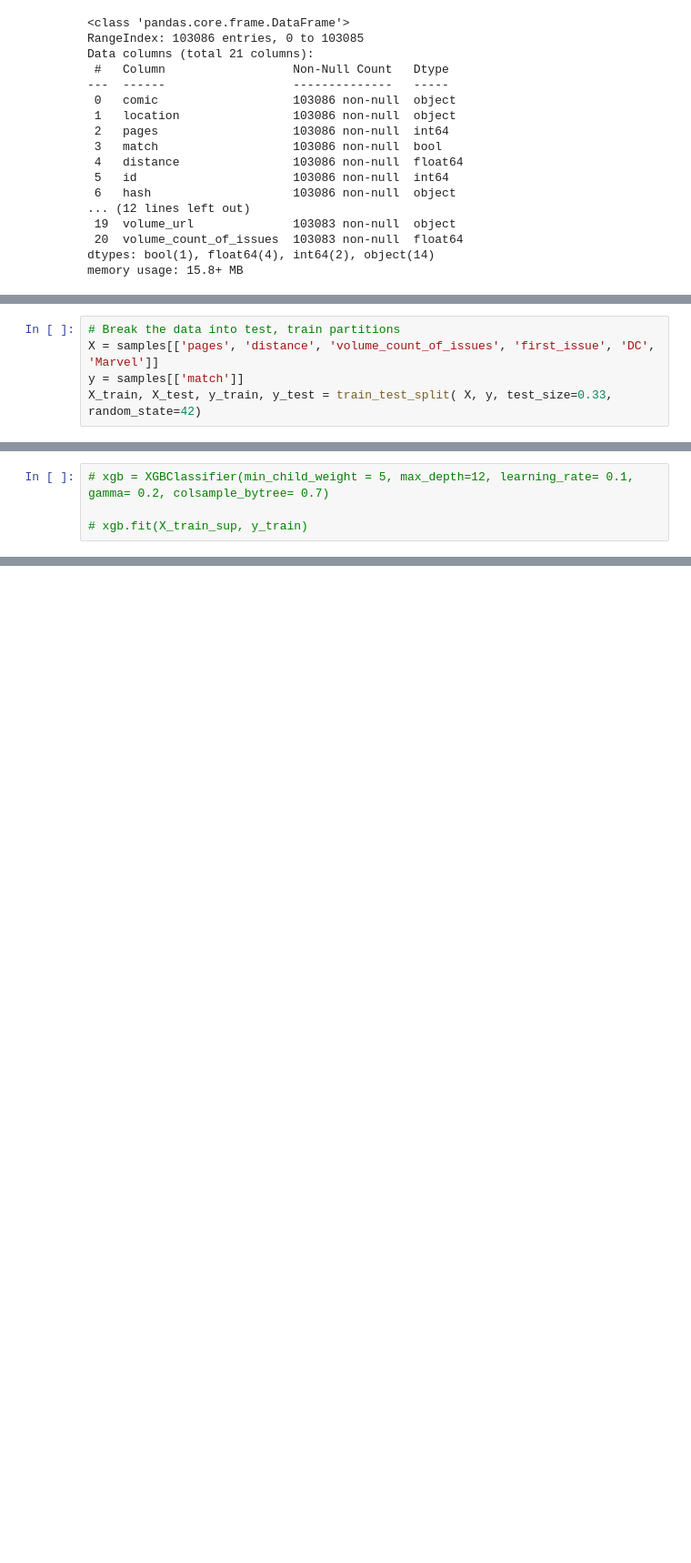
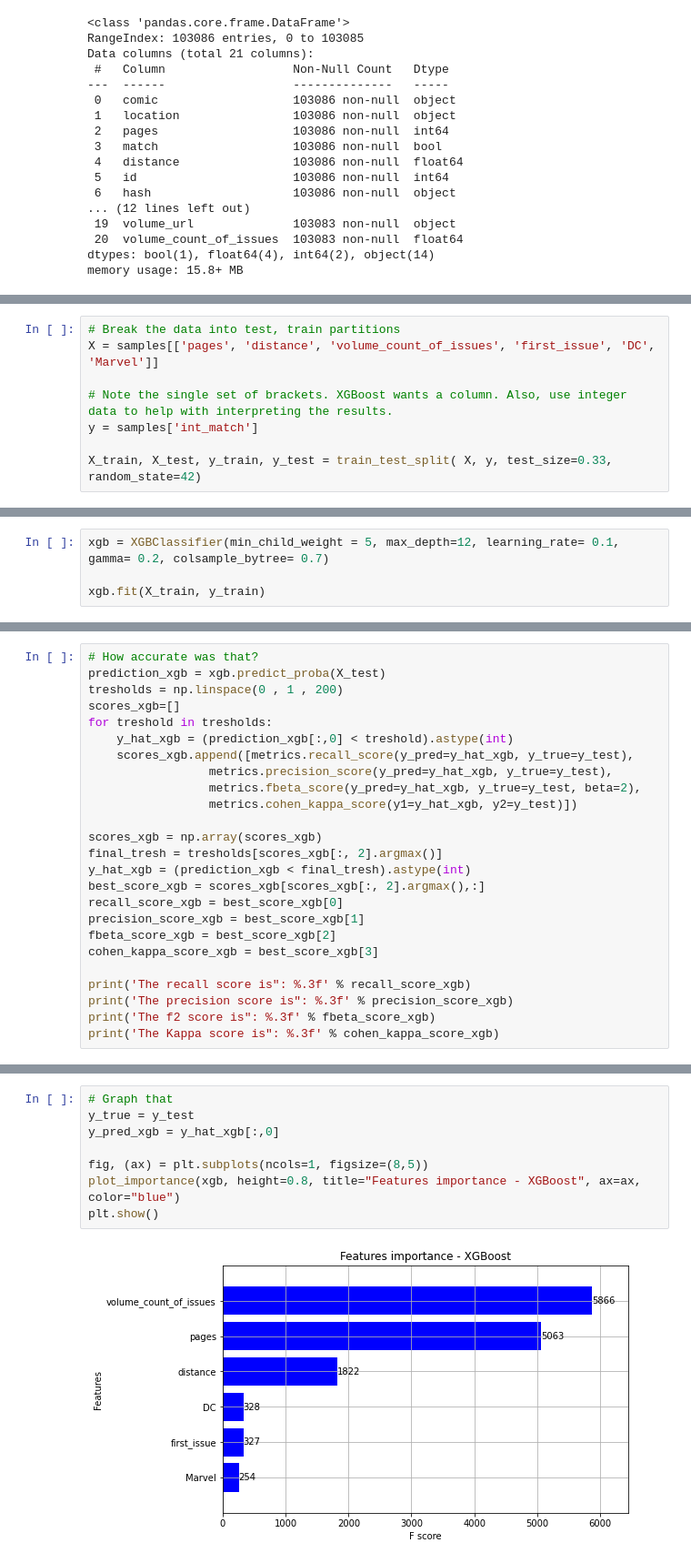
Before and after one commit to jdbennet2001/OverStreet, a Jupyter notebook: notebooks/modeling.ipynb, the cells around one changed output, grey strips where cells are left out. Shown at 91% size. Cells and saved outputs as stored; diff of their text form; blank space fills up the shorter version.

Commit message:
Demo single (model) prediction

```diff
--- a/notebooks/modeling.ipynb
+++ b/notebooks/modeling.ipynb
@@ -114,7 +121,10 @@ memory usage: 5.1+ MB
 # %%
 # Break the data into test, train partitions
 X = samples[['pages', 'distance', 'volume_count_of_issues', 'first_issue', 'DC', 'Marvel']]
-y = samples[['match']]
+
+# Note the single set of brackets. XGBoost wants a column. Also, use integer data to help with interpreting the results.
+y = samples['int_match']
+
 X_train, X_test, y_train, y_test = train_test_split( X, y, test_size=0.33, random_state=42)
 # %%
 # Check the output (X)
@@ -139,5 +158,5 @@ y_train.head()
 # %%
-# xgb = XGBClassifier(min_child_weight = 5, max_depth=12, learning_rate= 0.1, gamma= 0.2, colsample_bytree= 0.7)
+xgb = XGBClassifier(min_child_weight = 5, max_depth=12, learning_rate= 0.1, gamma= 0.2, colsample_bytree= 0.7)
 
-# xgb.fit(X_train_sup, y_train)
+xgb.fit(X_train, y_train)
 # %% [output]
@@ -144,0 +180,25 @@ NameError: name 'X_train_sup' is not defined
+# %%
+# How accurate was that?
+prediction_xgb = xgb.predict_proba(X_test)
+tresholds = np.linspace(0 , 1 , 200)
+scores_xgb=[]
+for treshold in tresholds:
+    y_hat_xgb = (prediction_xgb[:,0] < treshold).astype(int)
+    scores_xgb.append([metrics.recall_score(y_pred=y_hat_xgb, y_true=y_test),
+                 metrics.precision_score(y_pred=y_hat_xgb, y_true=y_test),
+                 metrics.fbeta_score(y_pred=y_hat_xgb, y_true=y_test, beta=2),
+                 metrics.cohen_kappa_score(y1=y_hat_xgb, y2=y_test)])
+
+scores_xgb = np.array(scores_xgb)
+final_tresh = tresholds[scores_xgb[:, 2].argmax()]
+y_hat_xgb = (prediction_xgb < final_tresh).astype(int)
+best_score_xgb = scores_xgb[scores_xgb[:, 2].argmax(),:]
+recall_score_xgb = best_score_xgb[0]
+precision_score_xgb = best_score_xgb[1]
+fbeta_score_xgb = best_score_xgb[2]
+cohen_kappa_score_xgb = best_score_xgb[3]
+
+print('The recall score is": %.3f' % recall_score_xgb)
+print('The precision score is": %.3f' % precision_score_xgb)
+print('The f2 score is": %.3f' % fbeta_score_xgb)
+print('The Kappa score is": %.3f' % cohen_kappa_score_xgb)
@@ -144,0 +210,10 @@ NameError: name 'X_train_sup' is not defined
+# %%
+# Graph that
+y_true = y_test
+y_pred_xgb = y_hat_xgb[:,0]
+
+fig, (ax) = plt.subplots(ncols=1, figsize=(8,5))
+plot_importance(xgb, height=0.8, title="Features importance - XGBoost", ax=ax, color="blue")
+plt.show()
+# %% [output]
+[figure, added]
```
Also changed, not shown: parts of 9 cells of this notebook.
